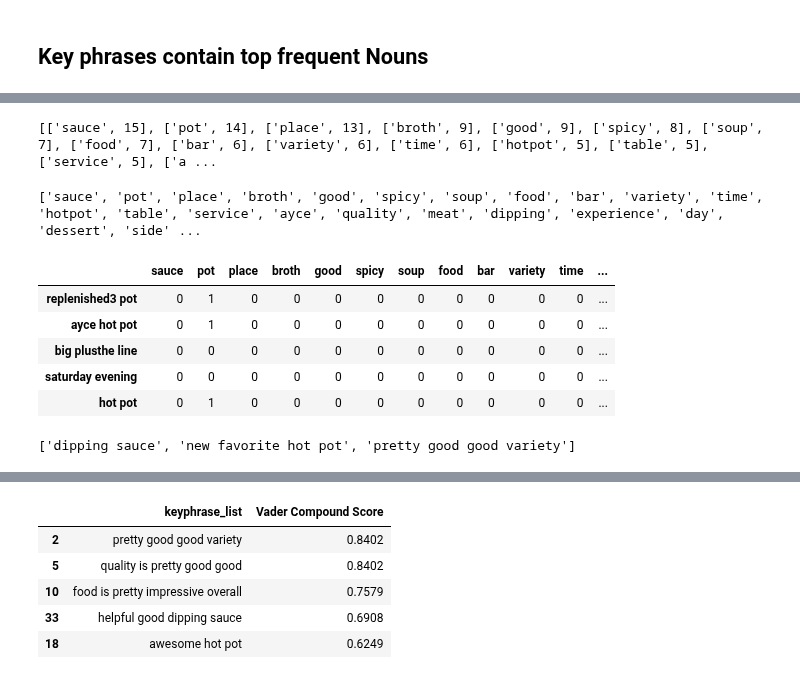
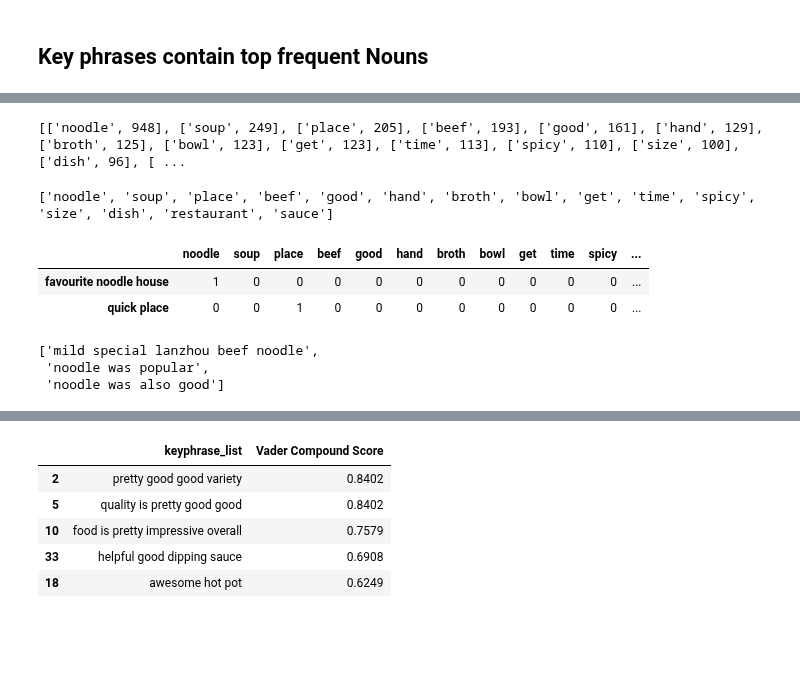
Before and after one commit to TinaBBB/iNAGO_RecSys, a Jupyter notebook: Yelp_data_exploration/KNN_with_Toronto_Explanation_V2.ipynb, the cells around one changed output, grey strips where cells are left out. Cells and saved outputs as stored; diff of their text form; code cells hidden in the pictures; blank space fills up the shorter version.

```diff
--- a/Yelp_data_exploration/KNN_with_Toronto_Explanation_V2.ipynb
+++ b/Yelp_data_exploration/KNN_with_Toronto_Explanation_V2.ipynb
@@ -368,16 +367,18 @@ evalSentences(testing_sentences, to_df = True, columns = ['Sentence','Vader Comp
 ## Keyphrases Extraction
 # %%
 # Set the business ID below
-review_text = df_Subset_Cols.loc[df_Subset_Cols['business_num_id'] == 3464, 'review_text'].sum()
+#3464 Hotpot, 2159 Hand-pulled noodle, 3490 Pai Northern Thai
+review_text = df_Subset_Cols.loc[df_Subset_Cols['business_num_id'] == 2159, 'review_text'].sum()
 #review_text
-for word in review_text.split():
+for word in tqdm(review_text.split()):
     if word.lower() in contractions:
         review_text = review_text.replace(word, contractions[word.lower()])
 #print(review_text)
 # %%
 tagger = PerceptronTagger()
 pos_tag = tagger.tag
-taggedToks = pos_tag([word.lower() for word in re.findall(r'\w+', review_text)])
+taggedToks = pos_tag([word.lower() for word in tqdm(re.findall(r'\w+', review_text))])
+# needs to change the regex above
 # %%
 # #Original
 # grammar = r"""
@@ -540,10 +530,10 @@ for term in NN_List:
     dict_Counter[term] = c
 
 #create a list of ranked [NN,frequency]
-for key, value in sorted(dict_Counter.items(), key=lambda item: item[1], reverse = True):
+for key, value in tqdm(sorted(dict_Counter.items(), key=lambda item: item[1], reverse = True)):
     temp = [key,value]
     list_Counter.append(temp)
 print(list_Counter)
 # %% [output]
-[['sauce', 15], ['pot', 14], ['place', 13], ['broth', 9], ['good', 9], ['spicy', 8], ['soup', 7], ['food', 7], ['bar', 6], ['variety', 6], ['time', 6], ['hotpot', 5], ['table', 5], ['service', 5], ['a ...
+[['noodle', 948], ['soup', 249], ['place', 205], ['beef', 193], ['good', 161], ['hand', 129], ['broth', 125], ['bowl', 123], ['get', 123], ['time', 113], ['spicy', 110], ['size', 100], ['dish', 96], [ ...
 # %%
@@ -559,7 +550,7 @@ for i in range(topk_nounphrases_index):
     topk_freq_words.append(list_Counter[i][0])
 print(topk_freq_words)
 # %% [output]
-['sauce', 'pot', 'place', 'broth', 'good', 'spicy', 'soup', 'food', 'bar', 'variety', 'time', 'hotpot', 'table', 'service', 'ayce', 'quality', 'meat', 'dipping', 'experience', 'day', 'dessert', 'side' ...
+['noodle', 'soup', 'place', 'beef', 'good', 'hand', 'broth', 'bowl', 'get', 'time', 'spicy', 'size', 'dish', 'restaurant', 'sauce']
 # %%
 #Find out if a particular Noun Phrase has the word from topk frequent word list (binary)
 freqNP = []
@@ -580,14 +571,11 @@ for NN in Extracted_list:
     dfRowName.append(NN)
 freqNPDf.index = dfRowName
 # %%
-freqNPDf.head()
+freqNPDf.head(2)
 # %% [output]
-|  | sauce | pot | place | broth | good | spicy | soup | food | bar | variety | time | ... |
-| replenished3 pot | 0 | 1 | 0 | 0 | 0 | 0 | 0 | 0 | 0 | 0 | 0 | ... |
-| ayce hot pot | 0 | 1 | 0 | 0 | 0 | 0 | 0 | 0 | 0 | 0 | 0 | ... |
-| big plusthe line | 0 | 0 | 0 | 0 | 0 | 0 | 0 | 0 | 0 | 0 | 0 | ... |
-| saturday evening | 0 | 0 | 0 | 0 | 0 | 0 | 0 | 0 | 0 | 0 | 0 | ... |
-| hot pot | 0 | 1 | 0 | 0 | 0 | 0 | 0 | 0 | 0 | 0 | 0 | ... |
+|  | noodle | soup | place | beef | good | hand | broth | bowl | get | time | spicy | ... |
+| favourite noodle house | 1 | 0 | 0 | 0 | 0 | 0 | 0 | 0 | 0 | 0 | 0 | ... |
+| quick place | 0 | 0 | 1 | 0 | 0 | 0 | 0 | 0 | 0 | 0 | 0 | ... |
 # %%
 # keyphrase_set = set(freqNPDf[(freqNPDf[topk_freq_words[0]] == 1) | (freqNPDf[topk_freq_words[1]] == 1) | (freqNPDf[topk_freq_words[2]] == 1) | (freqNPDf[topk_freq_words[3]] == 1) | (freqNPDf[topk_freq_words[4]] == 1)].index.values)
 # %%
@@ -600,5 +589,7 @@ keyphrase_list = list(keyphrase_set)
 # %%
-keyphrase_list[:3]
+keyphrase_list [:3]
 # %% [output]
-['dipping sauce', 'new favorite hot pot', 'pretty good good variety']
+['mild special lanzhou beef noodle',
+ 'noodle was popular',
+ 'noodle was also good']
 # %% [markdown]
```
Also changed, not shown: parts of 15 cells of this notebook.
